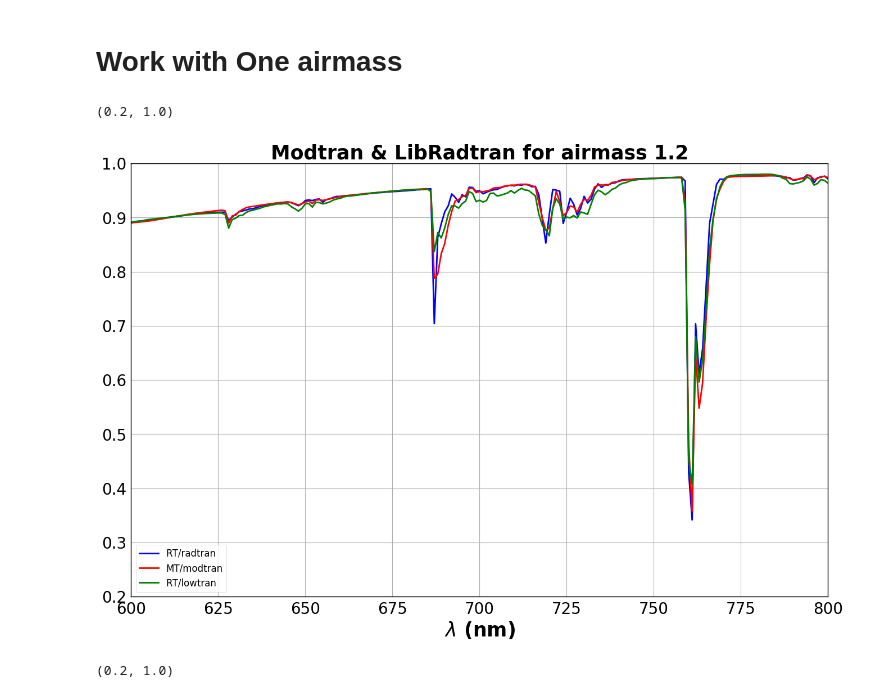
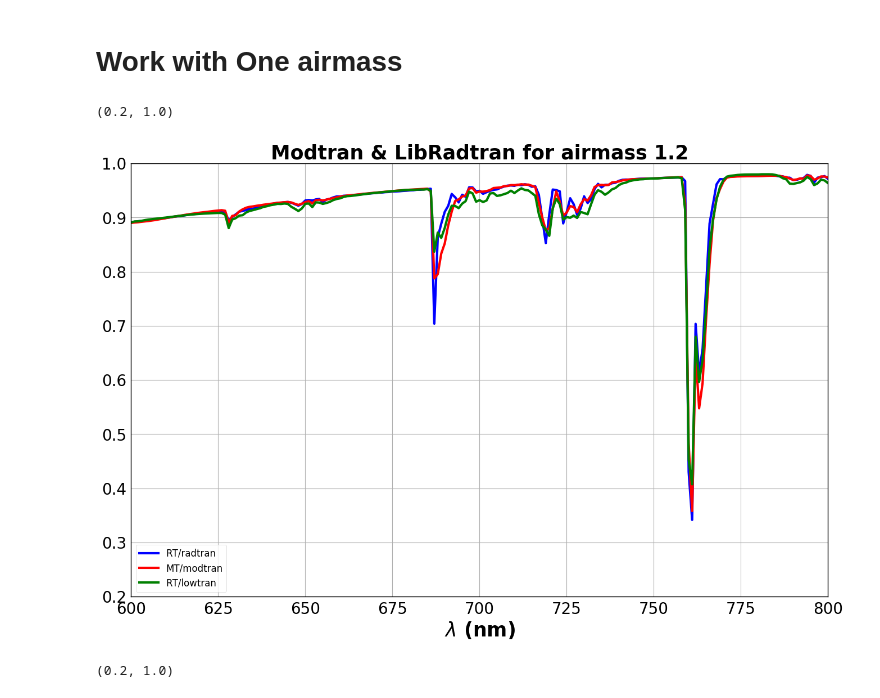
Before and after one commit to LSSTDESC/ModtranLibRadTranComp, a Jupyter notebook: CompareMTRTAtmosphericTransmissions_o2.ipynb, the cells around one changed output. Saved outputs shown, nothing was run; the diff lists cells and outputs as text; code cells hidden in the pictures.

```diff
--- a/CompareMTRTAtmosphericTransmissions_o2.ipynb
+++ b/CompareMTRTAtmosphericTransmissions_o2.ipynb
@@ -211,30 +211,30 @@ sel_airmass=all_airmasses[index_sel_airmass]
 # %%
 fig = plt.figure(figsize=(16,10))
 #fig = plt.figure(figsize=(18,12))
 ax = fig.add_subplot(1,1,1)
-ax.plot(all_rtdata[index_sel_airmass][:,0],all_rtdata[index_sel_airmass][:,1],"b-",lw=2,label="RT/radtran")
-ax.plot(all_mtdata[index_sel_airmass][:,0],all_mtdata[index_sel_airmass][:,1],"r-",lw=2,label="MT/modtran")
-ax.plot(all_ltdata[index_sel_airmass][:,0],all_ltdata[index_sel_airmass][:,1],"g-",lw=2,label="RT/lowtran")
+ax.plot(all_rtdata[index_sel_airmass][:,0],all_rtdata[index_sel_airmass][:,1],"b-",lw=3,label="RT/radtran")
+ax.plot(all_mtdata[index_sel_airmass][:,0],all_mtdata[index_sel_airmass][:,1],"r-",lw=3,label="MT/modtran")
+ax.plot(all_ltdata[index_sel_airmass][:,0],all_ltdata[index_sel_airmass][:,1],"g-",lw=3,label="RT/lowtran")
 for tick in ax.xaxis.get_major_ticks():
     tick.label.set_fontsize(20)
     # specify integer or one of preset strings, e.g.
     #tick.label.set_fontsize('x-small')
     #tick.label.set_rotation('vertical')
 for tick in ax.yaxis.get_major_ticks():
     tick.label.set_fontsize(20)
     # specify integer or one of preset strings, e.g.
     #tick.label.set_fontsize('x-small')
     #tick.label.set_rotation('vertical')
 title='Modtran & LibRadtran for airmass {:2.1f}'.format(sel_airmass)
 ax.grid(True)
 ax.legend()
 ax.set_title(title,fontsize=25,fontweight='bold')
 ax.set_xlabel("$\lambda$ (nm)",fontsize=25,fontweight='bold')
 ax.set_xlim(600.,800.)
 ax.set_ylim(0.2,1.)
 # %% [output]
 (0.2, 1.0)
-[figure, old version]
+[figure, new version]
 # %%
 fig = plt.figure(figsize=(10,6))
 ax = fig.add_subplot(1,1,1)
```
Also changed, not shown: 1 other file.
